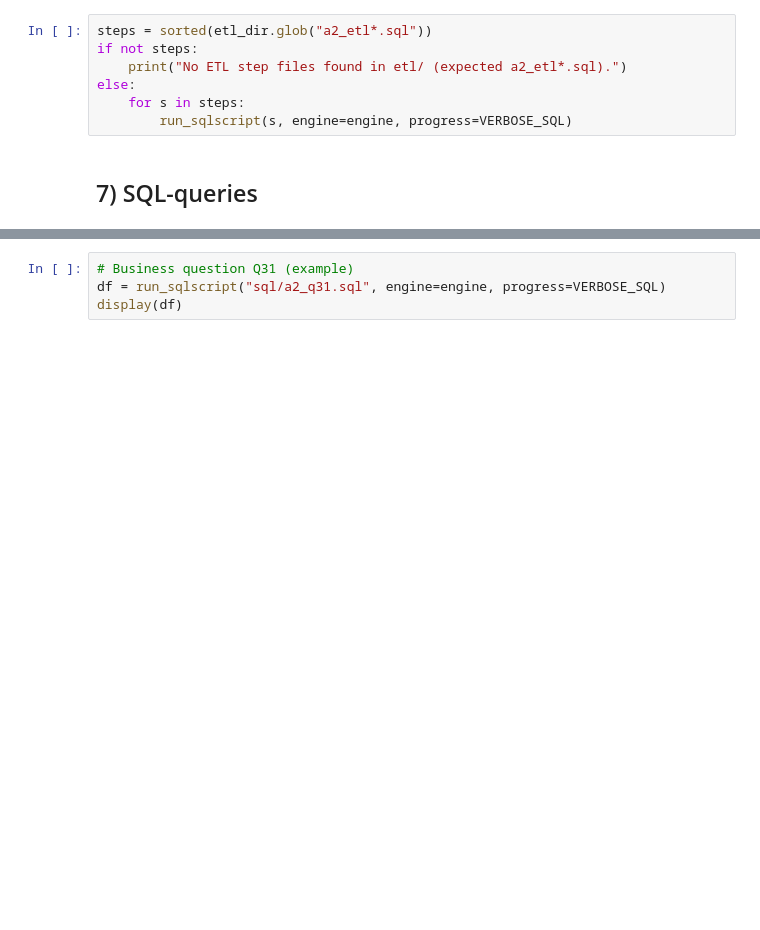
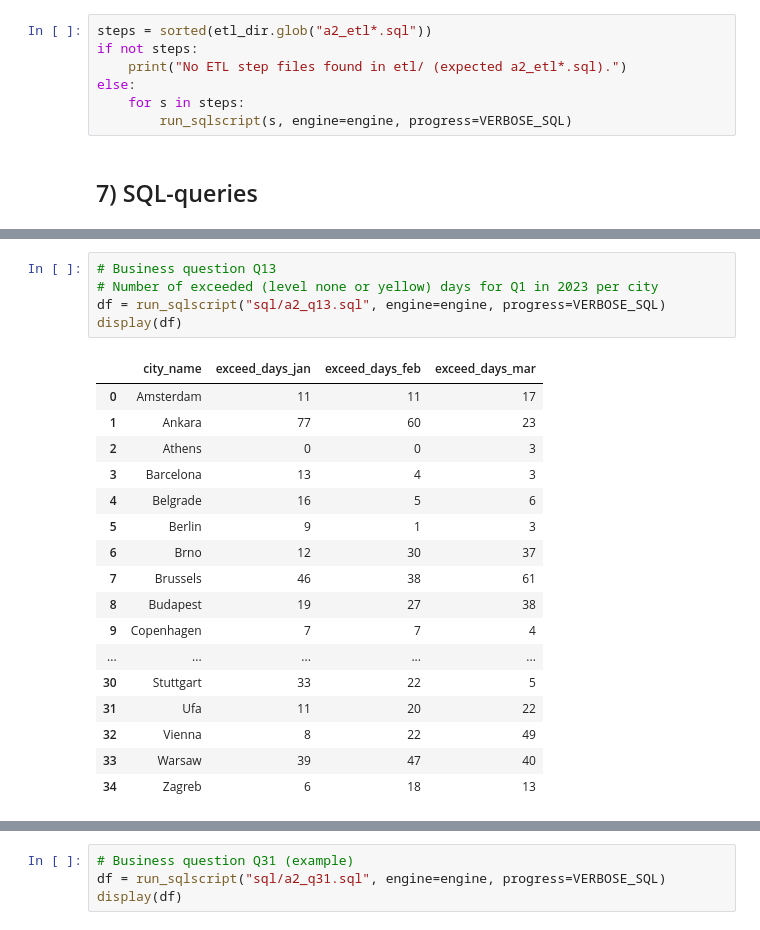
Before and after one commit to philippmoessner/tuwien_bi, a Jupyter notebook: DWH2_080/AirQ_Part2_080.ipynb, the cells around one changed output, grey strips where cells are left out. Saved outputs shown, nothing was run; the diff lists cells and outputs as text; blank space fills up the shorter version.

```diff
--- a/DWH2_080/AirQ_Part2_080.ipynb
+++ b/DWH2_080/AirQ_Part2_080.ipynb
@@ -361,0 +415,23 @@ else:
+# %%
+# Business question Q13
+# Number of exceeded (level none or yellow) days for Q1 in 2023 per city
+df = run_sqlscript("sql/a2_q13.sql", engine=engine, progress=VERBOSE_SQL)
+display(df)
+# %% [output]
+|  | city_name | exceed_days_jan | exceed_days_feb | exceed_days_mar |
+| 0 | Amsterdam | 11 | 11 | 17 |
+| 1 | Ankara | 77 | 60 | 23 |
+| 2 | Athens | 0 | 0 | 3 |
+| 3 | Barcelona | 13 | 4 | 3 |
+| 4 | Belgrade | 16 | 5 | 6 |
+| 5 | Berlin | 9 | 1 | 3 |
+| 6 | Brno | 12 | 30 | 37 |
+| 7 | Brussels | 46 | 38 | 61 |
+| 8 | Budapest | 19 | 27 | 38 |
+| 9 | Copenhagen | 7 | 7 | 4 |
+| ... | ... | ... | ... | ... |
+| 30 | Stuttgart | 33 | 22 | 5 |
+| 31 | Ufa | 11 | 20 | 22 |
+| 32 | Vienna | 8 | 22 | 49 |
+| 33 | Warsaw | 39 | 47 | 40 |
+| 34 | Zagreb | 6 | 18 | 13 |
```
Also changed, not shown: parts of 14 cells of this notebook, 8 other files.
